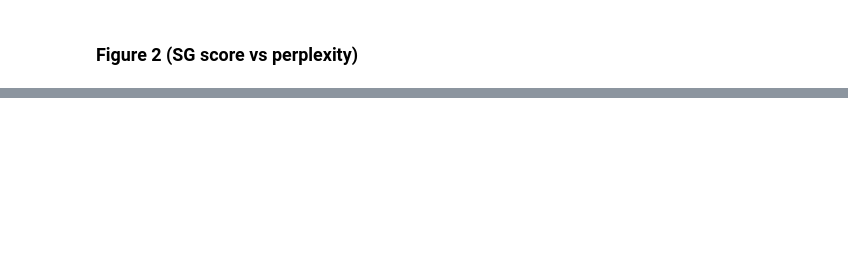
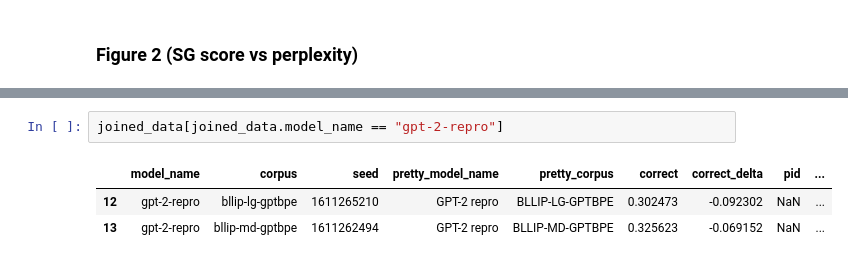
Before and after one commit to cpllab/syntactic-generalization, a Jupyter notebook: notebooks/main.ipynb, the cells around one changed output, grey strips where cells are left out. Saved outputs shown, nothing was run; the diff lists cells and outputs as text; blank space fills up the shorter version.

```diff
--- a/notebooks/main.ipynb
+++ b/notebooks/main.ipynb
@@ -579,0 +609,6 @@ if RENDER_FINAL:
+# %%
+joined_data[joined_data.model_name == "gpt-2-repro"]
+# %% [output]
+|  | model_name | corpus | seed | pretty_model_name | pretty_corpus | correct | correct_delta | pid | ... |
+| 12 | gpt-2-repro | bllip-lg-gptbpe | 1611265210 | GPT-2 repro | BLLIP-LG-GPTBPE | 0.302473 | -0.092302 | NaN | ... |
+| 13 | gpt-2-repro | bllip-md-gptbpe | 1611262494 | GPT-2 repro | BLLIP-MD-GPTBPE | 0.325623 | -0.069152 | NaN | ... |
```
Also changed, not shown: parts of 15 cells of this notebook, 3 other files.
